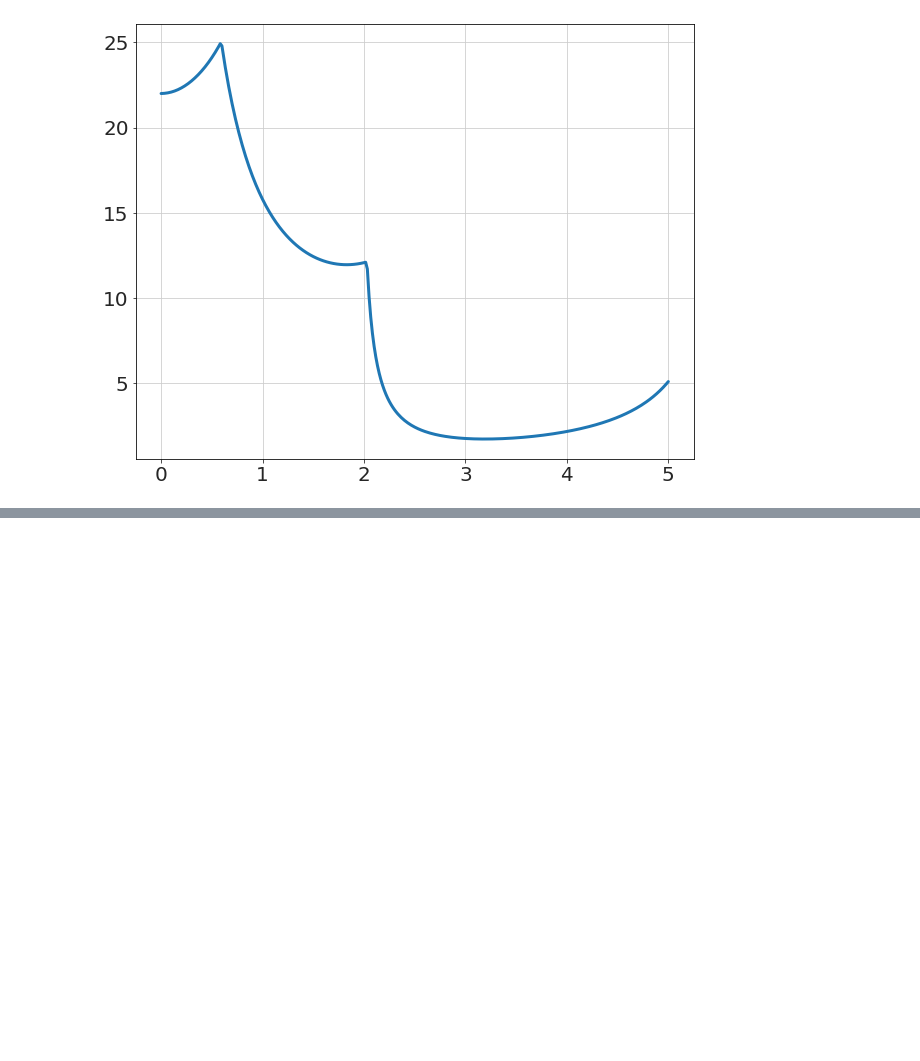
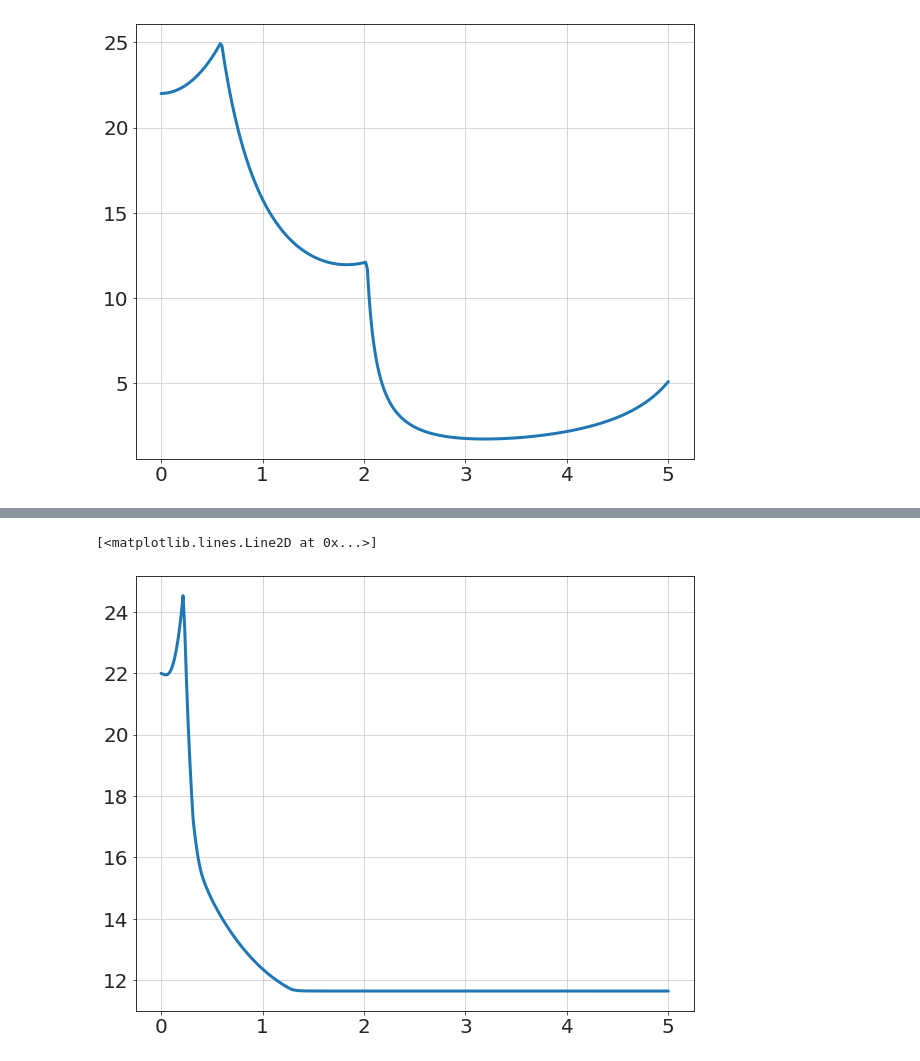
Before and after one commit to bblais/AI-and-Robotics-Fall-2020-Class-Notebooks, a Jupyter notebook: 2020-10-05 - Robot Sim Stuff.ipynb, the cells around one changed output, grey strips where cells are left out. Saved outputs shown, nothing was run; the diff lists cells and outputs as text; code cells hidden in the pictures; blank space fills up the shorter version.

```diff
--- a/2020-10-05 - Robot Sim Stuff.ipynb
+++ b/2020-10-05 - Robot Sim Stuff.ipynb
@@ -220,0 +405,6 @@ plot(t,d)
+# %%
+t,d=robot.storage.arrays()
+plot(t,d)
+# %% [output]
+[<matplotlib.lines.Line2D at 0x...>]
+[figure, added]
```
Also changed, not shown: parts of 8 cells of this notebook, 1 other file.
